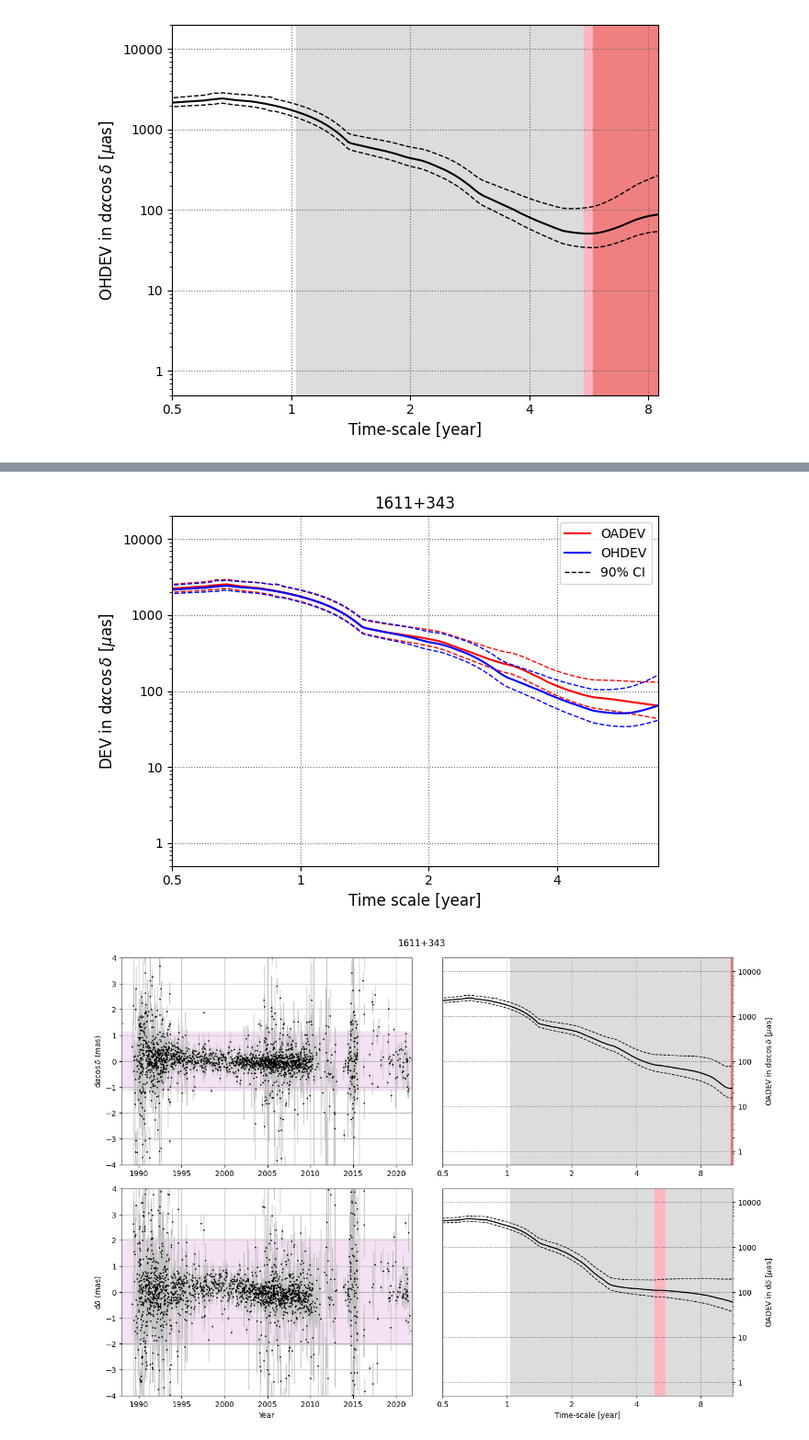
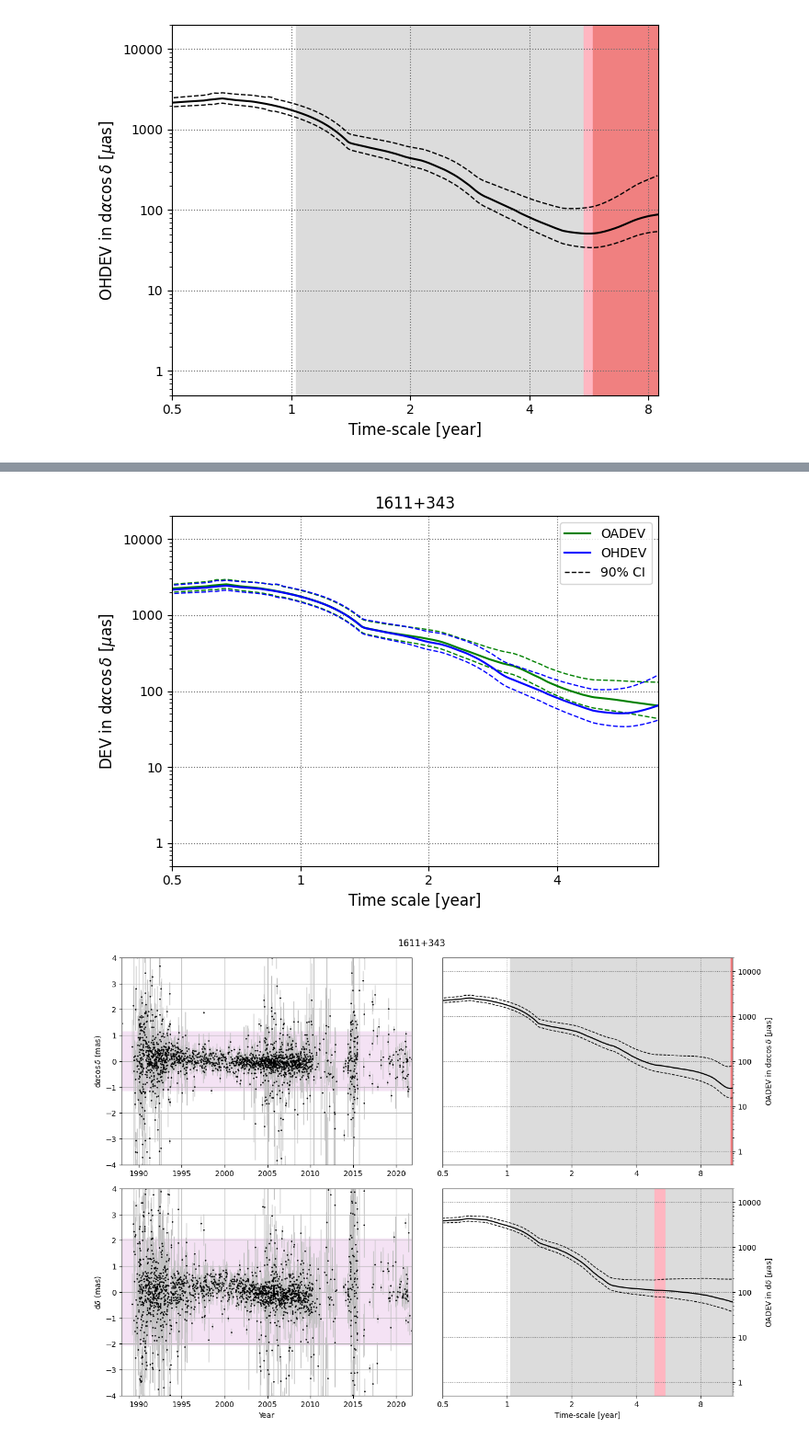
Before and after one commit to verasha/radio-sources, a Jupyter notebook: 20 Samples/1611+343.ipynb, the cells around one changed output, grey strips where cells are left out. Shown at 92% size. Drawn from its saved outputs; the diff is of its cells as text; code cells hidden in the pictures.

```diff
--- a/20 Samples/1611+343.ipynb
+++ b/20 Samples/1611+343.ipynb
@@ -291,32 +279,32 @@ plt.tight_layout()
 # %%
 plt.figure()
 plt.grid(color='dimgray',linestyle='dotted')
 # Plot OADEV and CIs
-plt.plot(tau_ra_had_year,allanstd_ra,color='red',label='OADEV')
-plt.plot(tau_ra_had_year, ci_ra_low,color='red',linestyle='dashed',linewidth=1)
-plt.plot(tau_ra_had_year, ci_ra_high,color='red',linestyle='dashed',linewidth=1)
+plt.plot(tau_ra_had_year,allanstd_ra,color='green',label='OADEV')
+plt.plot(tau_ra_had_year, ci_ra_low,color='green',linestyle='dashed',linewidth=1)
+plt.plot(tau_ra_had_year, ci_ra_high,color='green',linestyle='dashed',linewidth=1)
 
 # Plot OHDEV and CIs
 plt.plot(tau_ra_had_year,hadstd_ra,color='blue',label='OHDEV')
 plt.plot(tau_ra_had_year, ci_ra_had_low,color='blue',linestyle='dashed',linewidth=1)
 plt.plot(tau_ra_had_year, ci_ra_had_high,color='blue',linestyle='dashed',linewidth=1)
 
 # Dummy label
 plt.plot(tau_ra_had_year[0],ci_ra_high[0],label='90% CI',linestyle='dashed',color='black',linewidth=1)
 
 plt.xlabel('Time scale [year]', fontsize=12)
 plt.ylabel(r'DEV in d$\alpha \cos \delta$ [$\mu$as]', fontsize=12)
 plt.title('1611+343')
 plt.xlim(0.5,6.9)
 plt.ylim(0.5,2*10**4)
 plt.xscale('log',base = 2)
 plt.yscale('log')
 plt.gca().yaxis.set_major_formatter(ticker.FuncFormatter(lambda y, _: '{:g}'.format(y)))
 plt.gca().xaxis.set_major_formatter(ticker.FuncFormatter(lambda y, _: '{:g}'.format(y)))
 plt.legend()
 plt.tight_layout()
 # %% [output]
-[figure, old version]
+[figure, new version]
 # %%
 fig = plt.figure(figsize=(12,9))
 fig.add_subplot(221)   #top left
```
Also changed, not shown: parts of 10 cells of this notebook, 6 other files.
